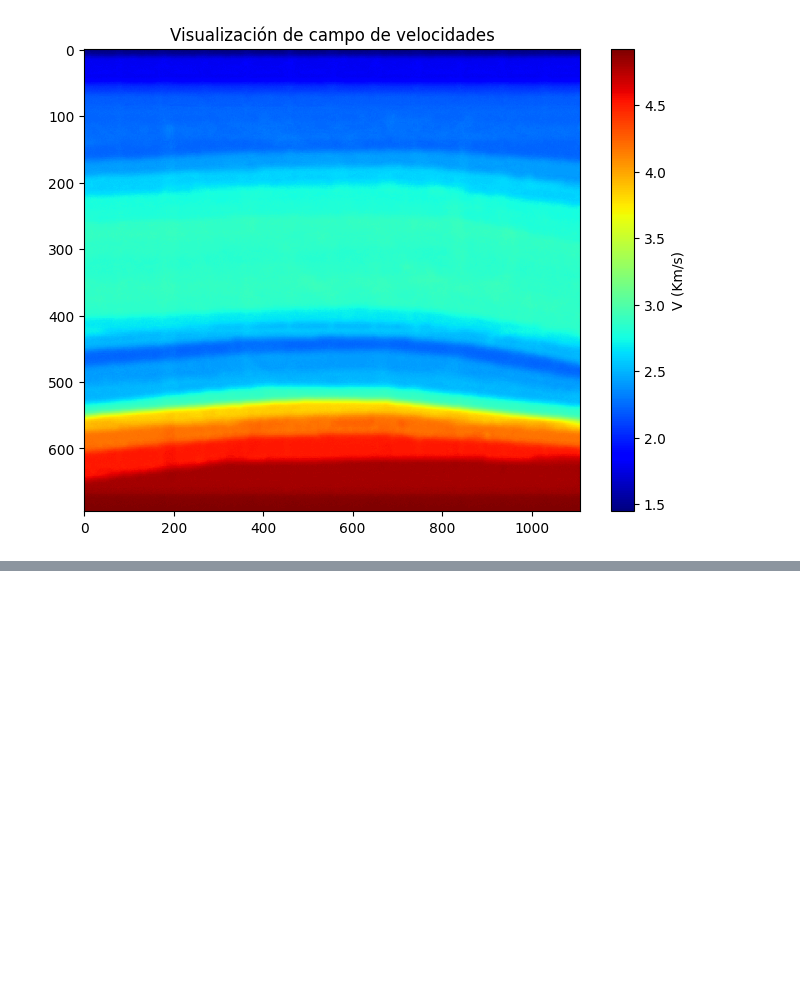
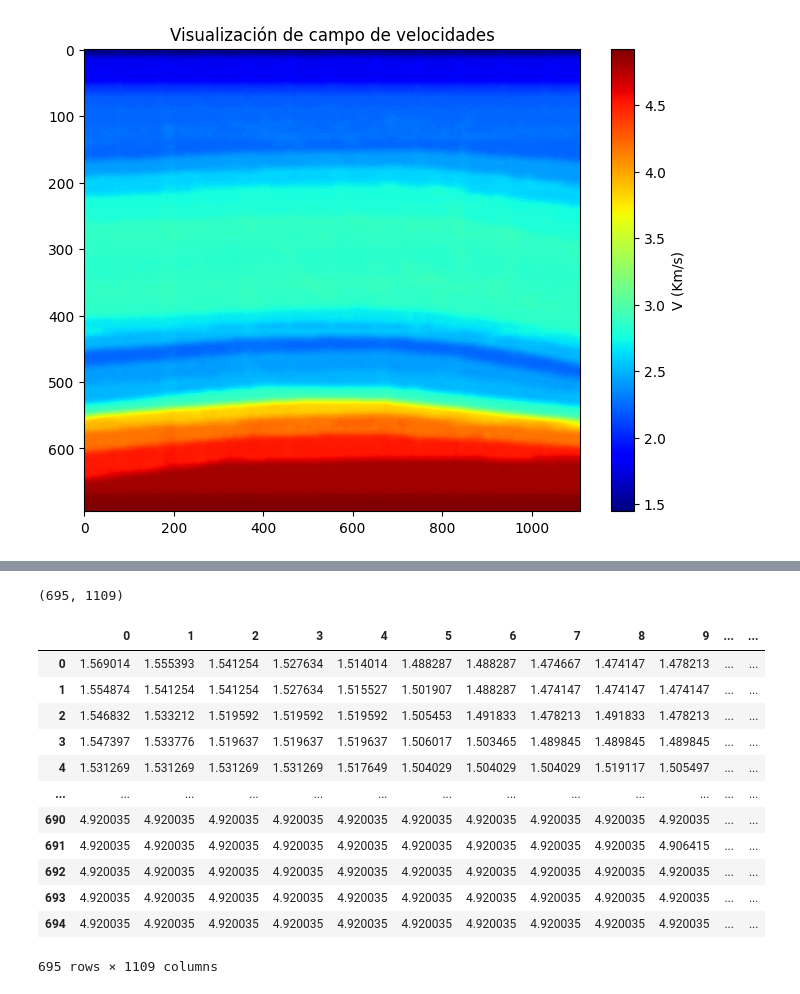
Before and after one commit to jjmoras1/test_devito, a Jupyter notebook: Barra_de_color/BarraDeColor.ipynb, the cells around one changed output, grey strips where cells are left out. Saved outputs shown, nothing was run; the diff lists cells and outputs as text; code cells hidden in the pictures; blank space fills up the shorter version.

```diff
--- a/Barra_de_color/BarraDeColor.ipynb
+++ b/Barra_de_color/BarraDeColor.ipynb
@@ -342,0 +452,28 @@ plt.show()
+# %%
+v_final.shape
+# %% [output]
+(695, 1109)
+# %%
+import pandas as pd
+
+# Convertir el array en un DataFrame de pandas
+df3 = pd.DataFrame(v_final)
+
+# Exportar a CSV
+df3.to_csv("array_exportado.csv", index=False)
+# %%
+df3
+# %% [output]
+|  | 0 | 1 | 2 | 3 | 4 | 5 | 6 | 7 | 8 | 9 | ... | ... |
+| 0 | 1.569014 | 1.555393 | 1.541254 | 1.527634 | 1.514014 | 1.488287 | 1.488287 | 1.474667 | 1.474147 | 1.478213 | ... | ... |
+| 1 | 1.554874 | 1.541254 | 1.541254 | 1.527634 | 1.515527 | 1.501907 | 1.488287 | 1.474147 | 1.474147 | 1.474147 | ... | ... |
+| 2 | 1.546832 | 1.533212 | 1.519592 | 1.519592 | 1.519592 | 1.505453 | 1.491833 | 1.478213 | 1.491833 | 1.478213 | ... | ... |
+| 3 | 1.547397 | 1.533776 | 1.519637 | 1.519637 | 1.519637 | 1.506017 | 1.503465 | 1.489845 | 1.489845 | 1.489845 | ... | ... |
+| 4 | 1.531269 | 1.531269 | 1.531269 | 1.531269 | 1.517649 | 1.504029 | 1.504029 | 1.504029 | 1.519117 | 1.505497 | ... | ... |
+| ... | ... | ... | ... | ... | ... | ... | ... | ... | ... | ... | ... | ... |
+| 690 | 4.920035 | 4.920035 | 4.920035 | 4.920035 | 4.920035 | 4.920035 | 4.920035 | 4.920035 | 4.920035 | 4.920035 | ... | ... |
+| 691 | 4.920035 | 4.920035 | 4.920035 | 4.920035 | 4.920035 | 4.920035 | 4.920035 | 4.920035 | 4.920035 | 4.906415 | ... | ... |
+| 692 | 4.920035 | 4.920035 | 4.920035 | 4.920035 | 4.920035 | 4.920035 | 4.920035 | 4.920035 | 4.920035 | 4.920035 | ... | ... |
+| 693 | 4.920035 | 4.920035 | 4.920035 | 4.920035 | 4.920035 | 4.920035 | 4.920035 | 4.920035 | 4.920035 | 4.920035 | ... | ... |
+| 694 | 4.920035 | 4.920035 | 4.920035 | 4.920035 | 4.920035 | 4.920035 | 4.920035 | 4.920035 | 4.920035 | 4.920035 | ... | ... |
+695 rows × 1109 columns
```
Also changed, not shown: parts of 11 cells of this notebook, 53 other files.
